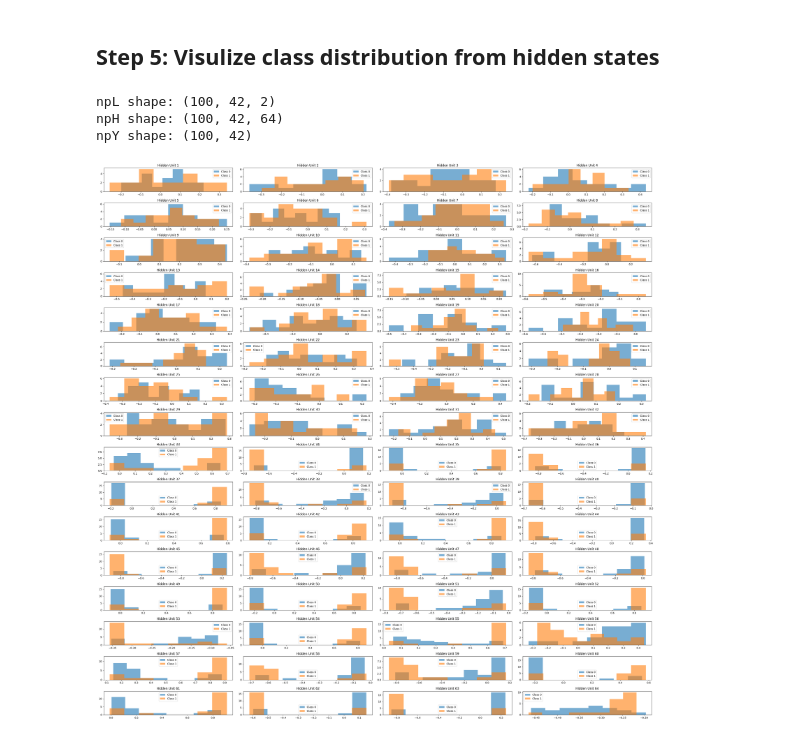
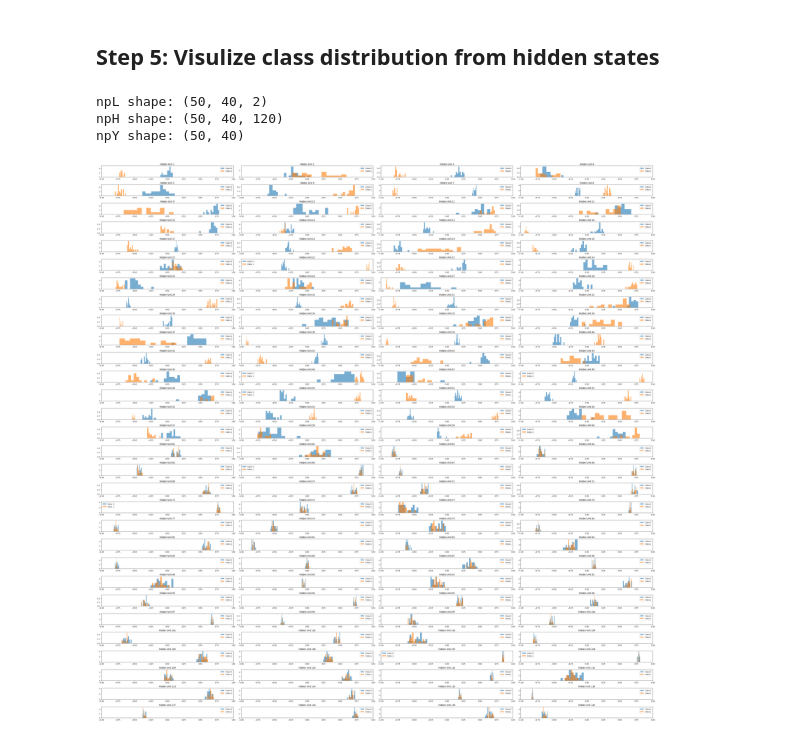
Before and after one commit to Bornholmersild/hybrid_bci, a Jupyter notebook: src/models/classification_platform.ipynb, the cells around one changed output. Cells and saved outputs as stored; diff of their text form; code cells hidden in the pictures.

```diff
--- a/src/models/classification_platform.ipynb
+++ b/src/models/classification_platform.ipynb
@@ -463,8 +456,8 @@ emg_time1_sec
 # %% [output]
 40
 # %%
-eeg_ton, eeg_toff = EEG_FREQ*2, EEG_FREQ*7
-emg_ton, emg_toff = emg_time1_sec*2, emg_time1_sec*7
+eeg_ton, eeg_toff = EEG_FREQ*2, EEG_FREQ*5
+emg_ton, emg_toff = emg_time1_sec*2, emg_time1_sec*5
 
 eeg_epoch_con = {}
 emg_epoch_con = {}
@@ -473,6 +466,6 @@ for finger_motion in EEG.keys():
     eeg_epoch_con[finger_motion] = EEG_epoch[finger_motion][:, eeg_ton:eeg_toff, :]
     emg_epoch_con[finger_motion] = EMG_epoch[finger_motion][:, emg_ton:emg_toff, :]
 
-print(f'onset EEG shape: {eeg_epoch_con['index'].shape}\n'
-      f'onset EMG shape: {emg_epoch_con['index'].shape}')
+print('onset EEG shape:', eeg_epoch_con['index'].shape, '\n'
+      'onset EMG shape:', emg_epoch_con['index'].shape)
 # %% [output]
@@ -573,24 +570 @@ EMG shape: (210, 200, 6)
 Labels shape: (210,)
-# %%
-class MultiModalDataset(torch.utils.data.Dataset):
-    def __init__(self, eeg, emg, labels):
-        self.eeg = torch.tensor(eeg, dtype=torch.float32)
-        self.emg = torch.tensor(emg, dtype=torch.float32)
-        self.labels = torch.tensor(labels, dtype=torch.long)
-        self.rng = np.random.default_rng(SEED)
-
-    def create_test_train_dataset(self, train_procent = 0.8):
-        N_labels = len(labels)
-        indices = self.rng.permutation(N_labels)            # Shuffle labels
-
-        train_size = int(train_procent * N_labels)
-        train_idx = indices[:train_size]
-        test_idx  = indices[train_size:]
-
-        return train_idx, test_idx
-
-    def __len__(self):
-        return len(self.labels)
-
-    def __getitem__(self, idx):
-        return self.eeg[idx], self.emg[idx], self.labels[idx]
@@ -710,52 +758,54 @@ AttributeError: 'DataFrame' object has no attribute 'append'
 # %% [markdown]
 ## Step 5: Visulize class distribution from hidden states
 # %%
-npL = np.array(L_all)
-npH = np.array(H_all)
-npY = np.array(Y_all)
+sel_trial_id = 3
+npL = np.array(L_all[sel_trial_id])
+npH = np.array(H_all[sel_trial_id])
+npY = np.array(Y_all[sel_trial_id])
 print(f'npL shape: {npL.shape}\n'
       f'npH shape: {npH.shape}\n'
       f'npY shape: {npY.shape}')
 # npH (epoch_idx, batches/trials, hidden_state)
 # %% [output]
-npL shape: (100, 42, 2)
-npH shape: (100, 42, 64)
-npY shape: (100, 42)
+npL shape: (50, 40, 2)
+npH shape: (50, 40, 120)
+npY shape: (50, 40)
 # %%
 col_plots = 4
 row_plots = int(np.ceil(npH.shape[2] / col_plots))
-fig, ax = plt.subplots(row_plots, col_plots, figsize=(30, 30))
+fig, ax = plt.subplots(row_plots, col_plots, figsize=(45, 45))
 
-epo = 59  # Select which epoch to visualize
+epo = 49  # Select which epoch to visualize
 bins = int(np.ceil(np.sqrt(npH.shape[2])))      # Number of bins for histogram
 
 x_max = np.max(npH)
 x_min = np.min(npH)
 
 for u in range(npH.shape[2]):
     # Boolean masks over batches
     mask0 = npY[epo, :] == 0
     mask1 = npY[epo, :] == 1
 
     # # Select hidden unit u for each class
     h0 = npH[epo, mask0, u]
     h1 = npH[epo, mask1, u]
     # print('h0 shape:', h0.shape, 'h1 shape:', h1.shape)
     # print("Class 0 std:", np.std(h0))
     # print("Class 1 std:", np.std(h1))
 
     r = u // col_plots
     c = u % col_plots
     ax[r, c].hist(h0, bins=bins, alpha=0.6, label="Class 0")
     ax[r, c].hist(h1, bins=bins, alpha=0.6, label="Class 1")
     ax[r, c].set_title(f'Hidden Unit {u+1}')
     ax[r, c].legend()
+    ax[r, c].set_xlim(-1, 1)
     #ax[r, c].set_xlim([0, ])
 
 plt.tight_layout()
 plt.show()
 # %% [output]
-[figure, old version]
+[figure, new version]
 # %%
 from sklearn.decomposition import PCA
 
```
Also changed, not shown: parts of 13 cells of this notebook, 56 other files.
